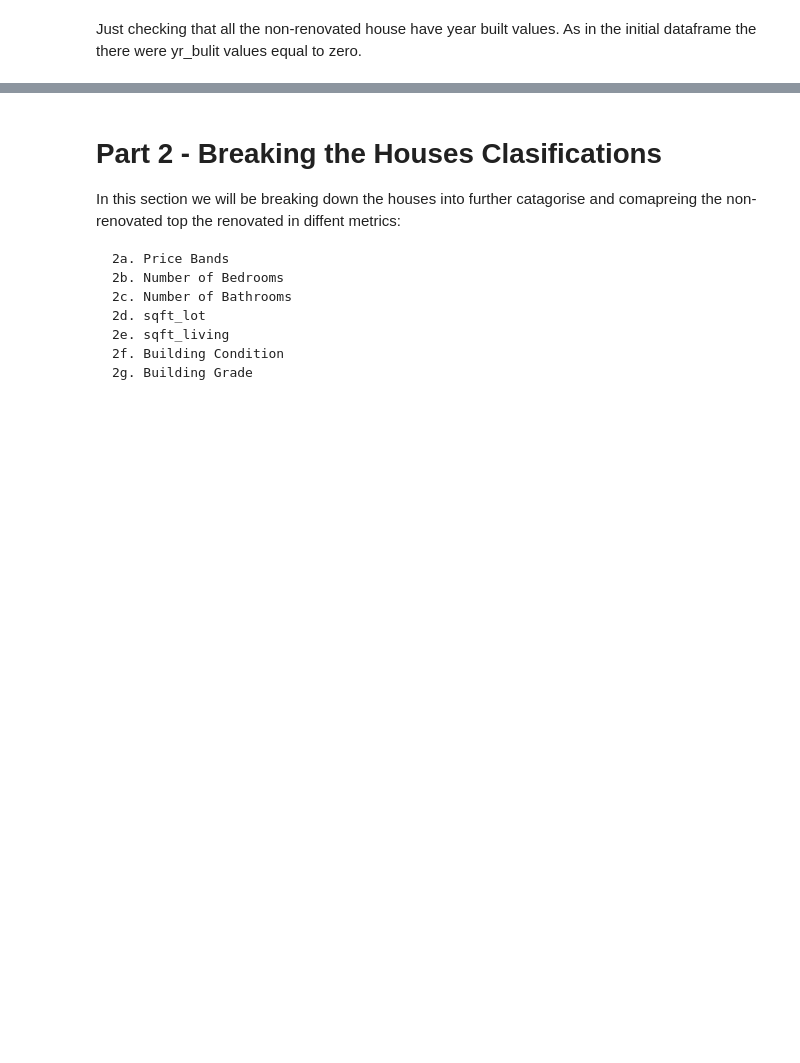
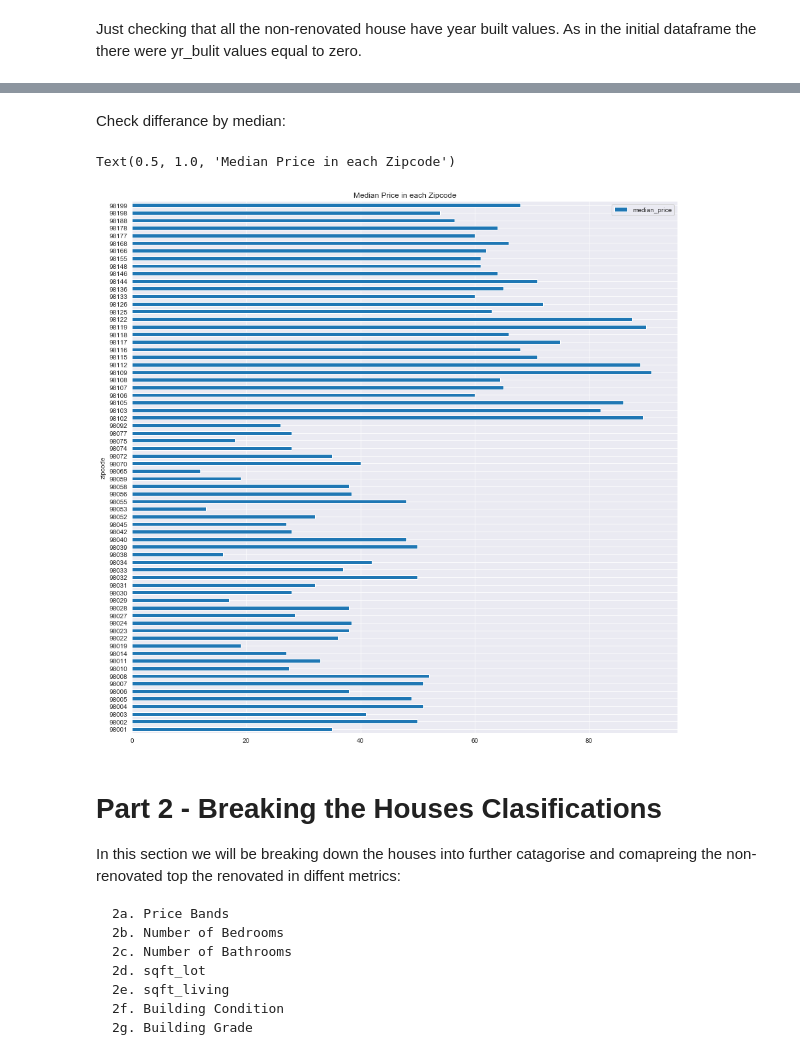
Before and after one commit to BanjiAjayi/Project1, a Jupyter notebook: Matt/Work Book 2.ipynb, the cells around one changed output, grey strips where cells are left out. Saved outputs shown, nothing was run; the diff lists cells and outputs as text; code cells hidden in the pictures; blank space fills up the shorter version.

```diff
--- a/Matt/Work Book 2.ipynb
+++ b/Matt/Work Book 2.ipynb
@@ -539,3 +599,16 @@ Just checking that all the non-renovated house have year built values. As in the
+# %% [markdown]
+Check differance by median:
+# %%
+stats_zipcode = df.groupby(['zipcode'])['age'].median().apply(lambda x: format(x, 'f'))
+df_stats_zipcode = pd.DataFrame(stats_zipcode)
+median_zipcode = df_stats_zipcode.rename(columns={"age": "median_price"})
+median_zipcode.median_price = median_zipcode.median_price.astype('float64')
+df_median_zipcode = pd.DataFrame(median_zipcode)
+df_median_zipcode.sort_values('zipcode').plot(kind='barh', figsize=(15,15))
+plt.title('Median Price in each Zipcode')
+# %% [output]
+Text(0.5, 1.0, 'Median Price in each Zipcode')
+[figure, added]
 # %% [markdown]
 # Part 2 - Breaking the Houses Clasifications
 
```
Also changed, not shown: parts of 49 cells of this notebook, 2 other files.
